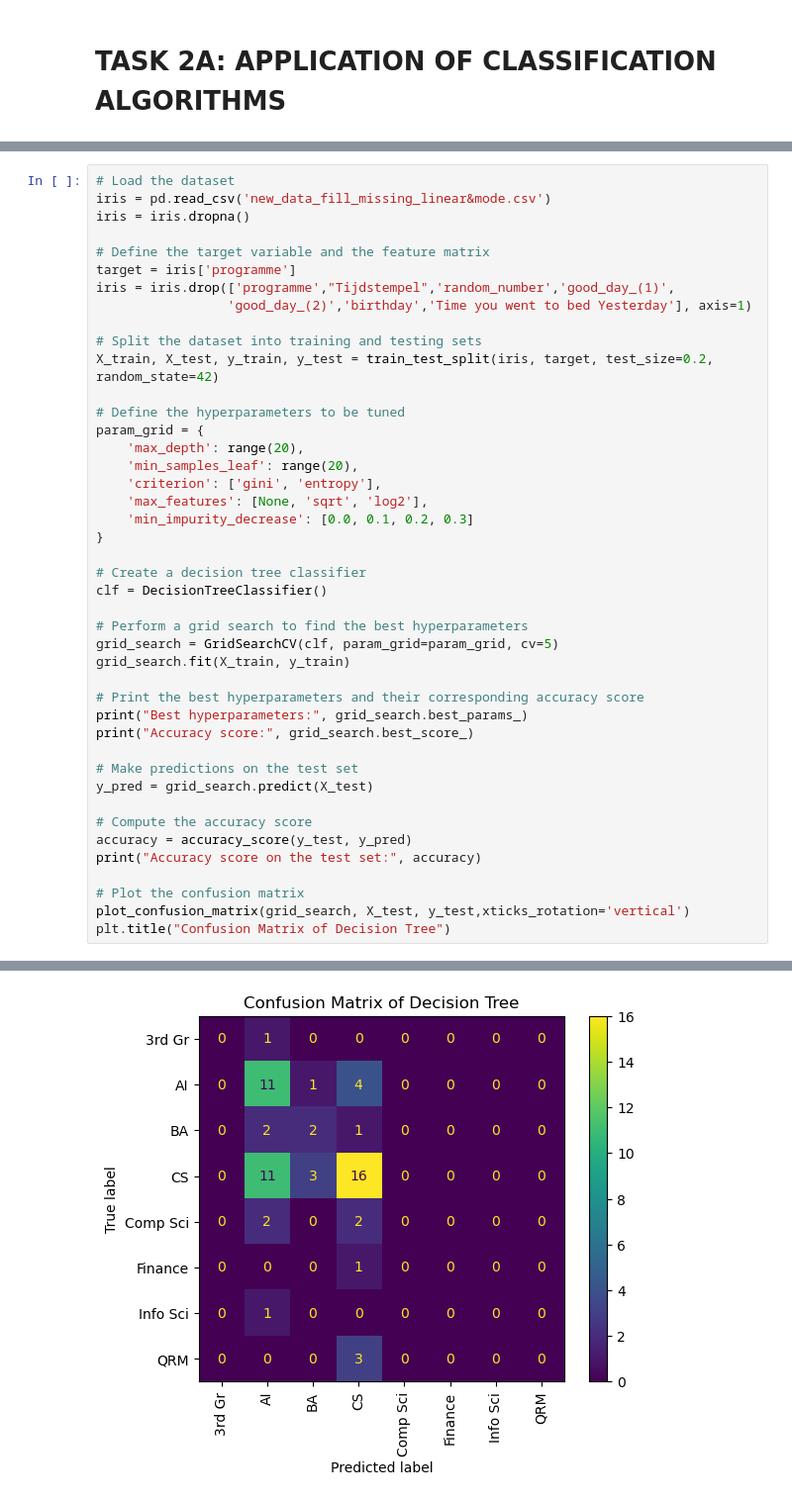
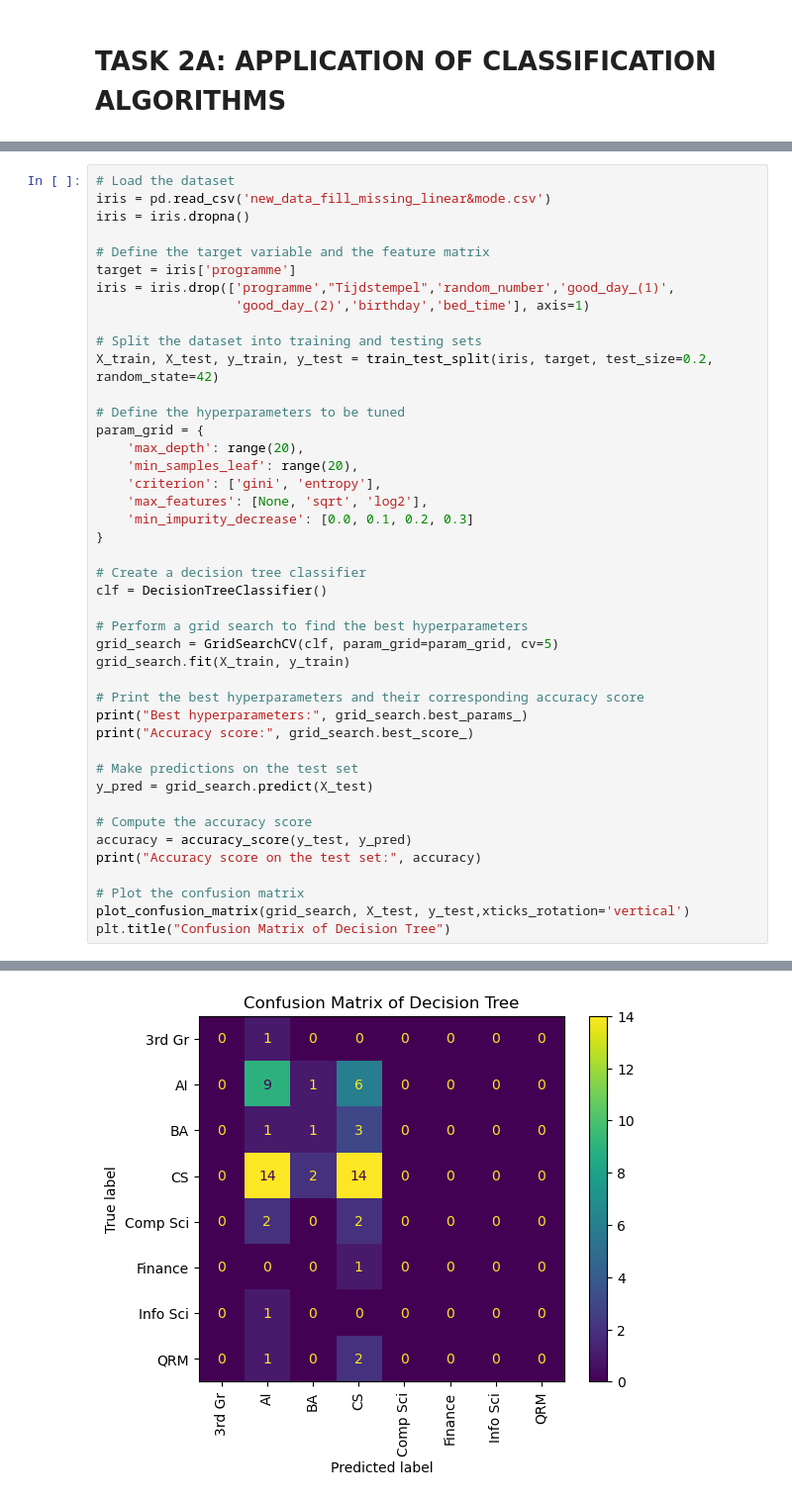
Before and after one commit to Mohammed-majeed/DMT_VU, a Jupyter notebook: DMT_Assignment_1 Task 2 .ipynb, the cells around one changed output, grey strips where cells are left out. Shown at 99% size. Drawn from its saved outputs; the diff is of its cells as text.

```diff
--- a/DMT_Assignment_1 Task 2 .ipynb
+++ b/DMT_Assignment_1 Task 2 .ipynb
@@ -63,7 +96,7 @@ iris = iris.dropna()
 # Define the target variable and the feature matrix
 target = iris['programme']
 iris = iris.drop(['programme',"Tijdstempel",'random_number','good_day_(1)',
-                 'good_day_(2)','birthday','Time you went to bed Yesterday'], axis=1)
+                  'good_day_(2)','birthday','bed_time'], axis=1)
 
 # Split the dataset into training and testing sets
 X_train, X_test, y_train, y_test = train_test_split(iris, target, test_size=0.2, random_state=42)
@@ -105,2 +138,2 @@ Accuracy score on the test set: 0.47540983606557374
 Text(0.5, 1.0, 'Confusion Matrix of Decision Tree')
-[figure, old version]
+[figure, new version]
```
Also changed, not shown: parts of 8 cells of this notebook, 9 other files.
